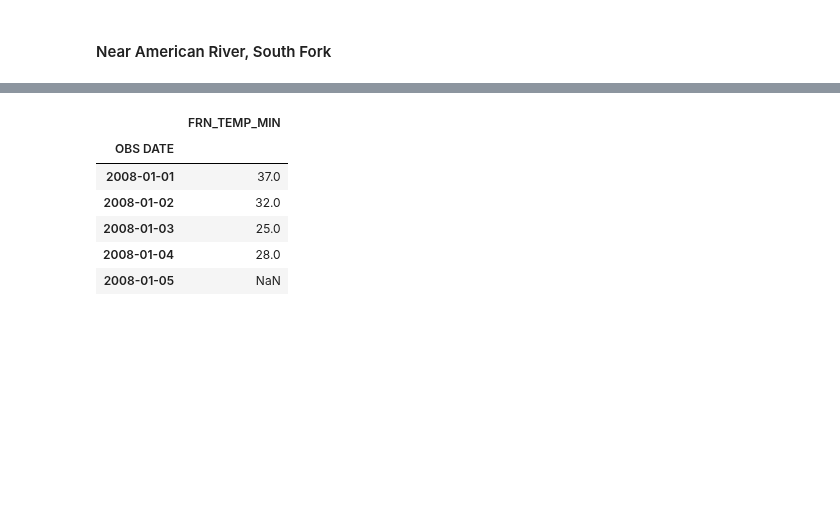
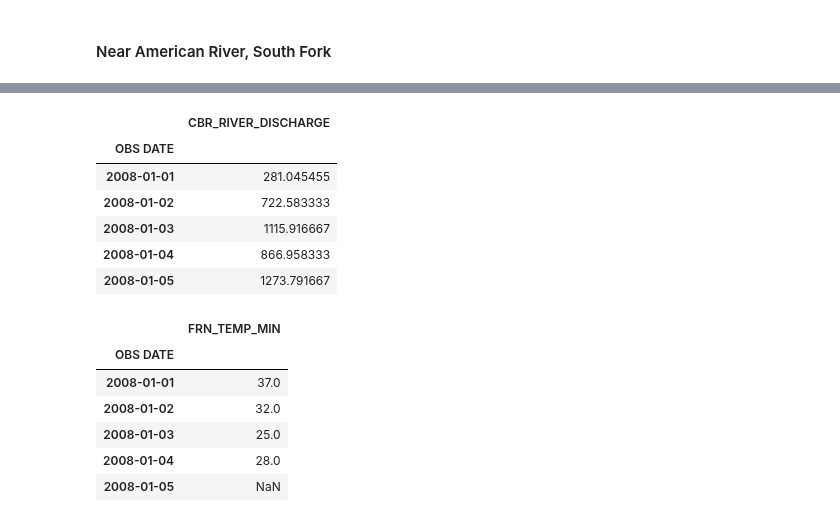
Before and after one commit to lauren-alexandra/basin-inflow-dnn, a Jupyter notebook: weather-informed-reservoir-operation.ipynb, the cells around one changed output, grey strips where cells are left out. Cells and saved outputs as stored; diff of their text form; code cells hidden in the pictures; blank space fills up the shorter version.

```diff
--- a/weather-informed-reservoir-operation.ipynb
+++ b/weather-informed-reservoir-operation.ipynb
@@ -368,3 +368,18 @@ CBR_RIVER_DISCHARGE_DATA.head()
+# %%
+CBR_RIVER_DISCHARGE_DF = prepare_station_df(CBR_RIVER_DISCHARGE_DATA, hourly=True)
+
+# Reset value name for df merge
+CBR_RIVER_DISCHARGE_DF.rename(columns={"VALUE": "CBR_RIVER_DISCHARGE"}, inplace=True)
+
+CBR_RIVER_DISCHARGE_DF.head()
+# %% [output]
+|  | CBR_RIVER_DISCHARGE |
+| OBS DATE |  |
+| 2008-01-01 | 281.045455 |
+| 2008-01-02 | 722.583333 |
+| 2008-01-03 | 1115.916667 |
+| 2008-01-04 | 866.958333 |
+| 2008-01-05 | 1273.791667 |
 # %%
 ### Forni Ridge (FRN) ###
 # Elevation: 7,600 ft
```
Also changed, not shown: parts of 32 cells of this notebook.
